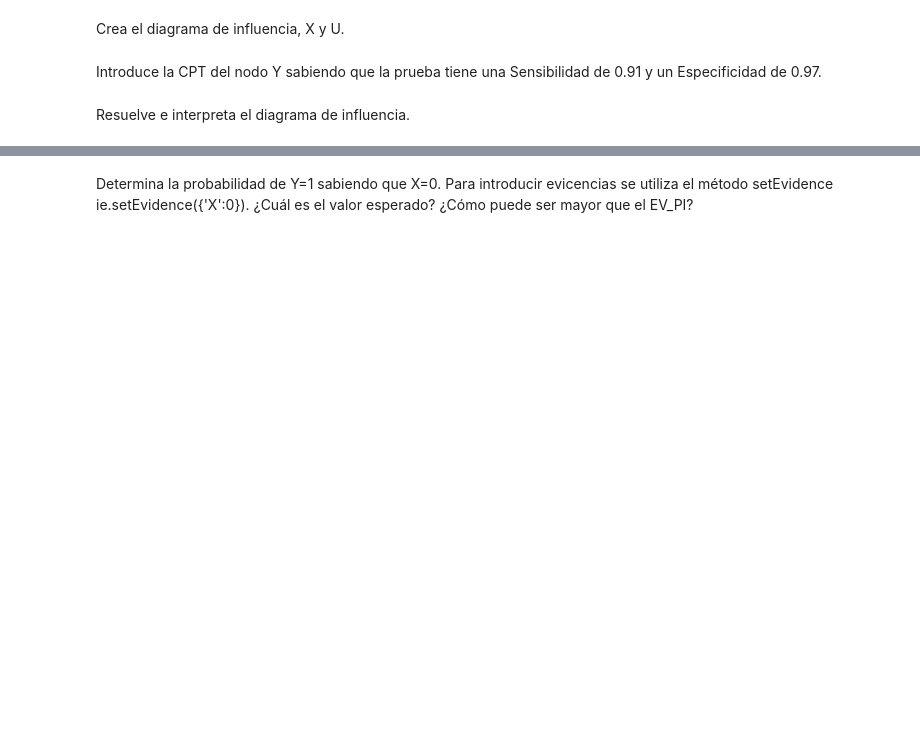
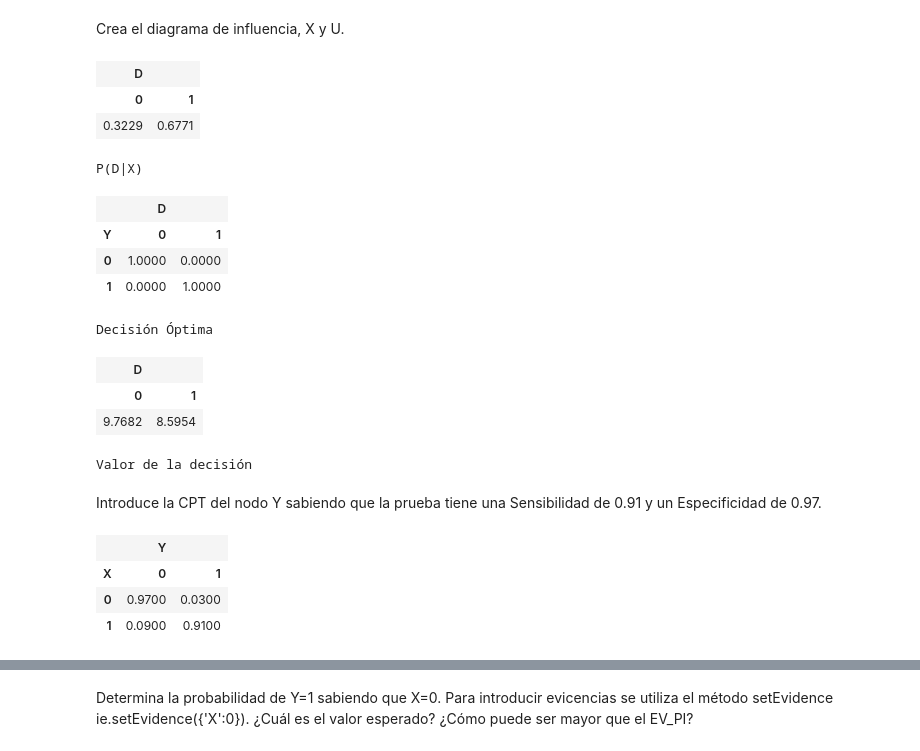
Before and after one commit to sensaur/AM_2_tareas, a Jupyter notebook: Ejercicio_DI_Medico.ipynb, the cells around one changed output, grey strips where cells are left out. Drawn from its saved outputs; the diff is of its cells as text; code cells hidden in the pictures; blank space fills up the shorter version.

```diff
--- a/Ejercicio_DI_Medico.ipynb
+++ b/Ejercicio_DI_Medico.ipynb
@@ -172,2 +269,37 @@ Crea el diagrama de influencia, X y U.
+# %%
+#solucion
+DI = gum.fastID("*D<-Y<-X->$U<-*D")
+DI
+# nodo x
+prevalence = 0.14
+#solucion
+DI.cpt("X").fillWith([1 - prevalence, prevalence])
+# nodo u
+cost = 0.2
+U_DX = [10, 3, 9, 8]
+U_DX = [x - cost for x in U_DX]
+
+DI.utility("U").fillWith(U_DX)
+# creamos el juntion tree e inferiamos
+ie = gum.ShaferShenoyLIMIDInference(DI)
+ie.makeInference()
+gnb.flow.row(ie.posterior("D"),
+             ie.optimalDecision("D"),
+             ie.posteriorUtility("D"),
+             captions=['P(D|X)', 'Decisión Óptima', 'Valor de la decisión'])
+# %% [output]
+| D |  |
+| 0 | 1 |
+| 0.3229 | 0.6771 |
+P(D|X)
+|  | D |  |
+| Y | 0 | 1 |
+| 0 | 1.0000 | 0.0000 |
+| 1 | 0.0000 | 1.0000 |
+Decisión Óptima
+| D |  |
+| 0 | 1 |
+| 9.7682 | 8.5954 |
+Valor de la decisión
 # %% [markdown]
 Introduce la CPT del nodo Y sabiendo que la prueba tiene una Sensibilidad de 0.91 y un Especificidad de 0.97.
@@ -178,2 +306,16 @@ sp=0.97
-# %% [markdown]
-Resuelve e interpreta el diagrama de influencia.
+# %%
+se = 0.91
+sp = 0.97
+#solución
+
+# PY_X =[[,],[,]] # заготовка
+# PY_X = [[se, 1 - se], [1 - sp, sp]] # как выяснилось это криво
+PY_X = [[sp, 1 - sp], [1 - se, se]]
+# DI.cpt("X").fillWith([1 - se, se])
+DI.cpt("Y")[:]=PY_X
+DI.cpt("Y")
+# %% [output]
+|  | Y |  |
+| X | 0 | 1 |
+| 0 | 0.9700 | 0.0300 |
+| 1 | 0.0900 | 0.9100 |
```
Also changed, not shown: parts of 44 cells of this notebook.
